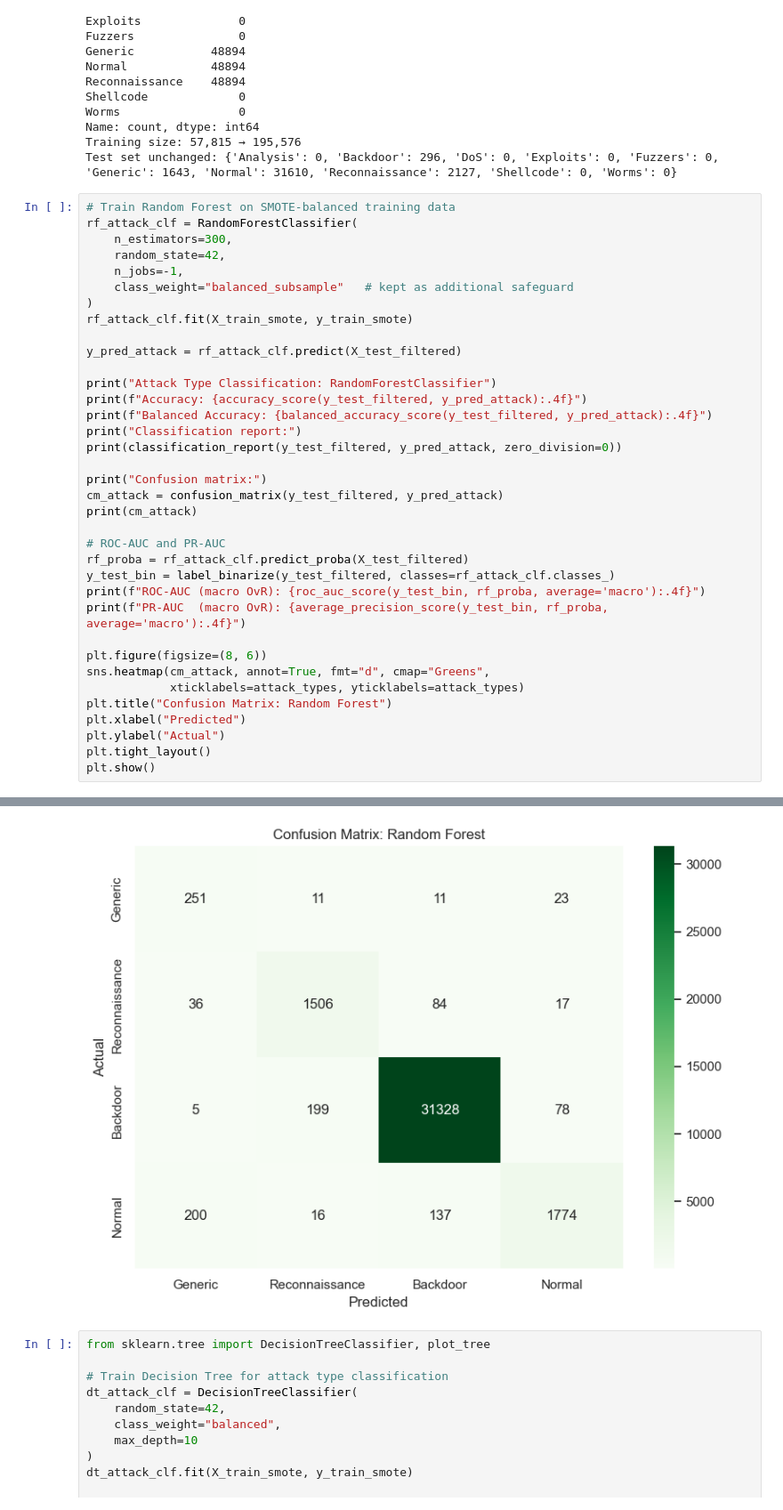
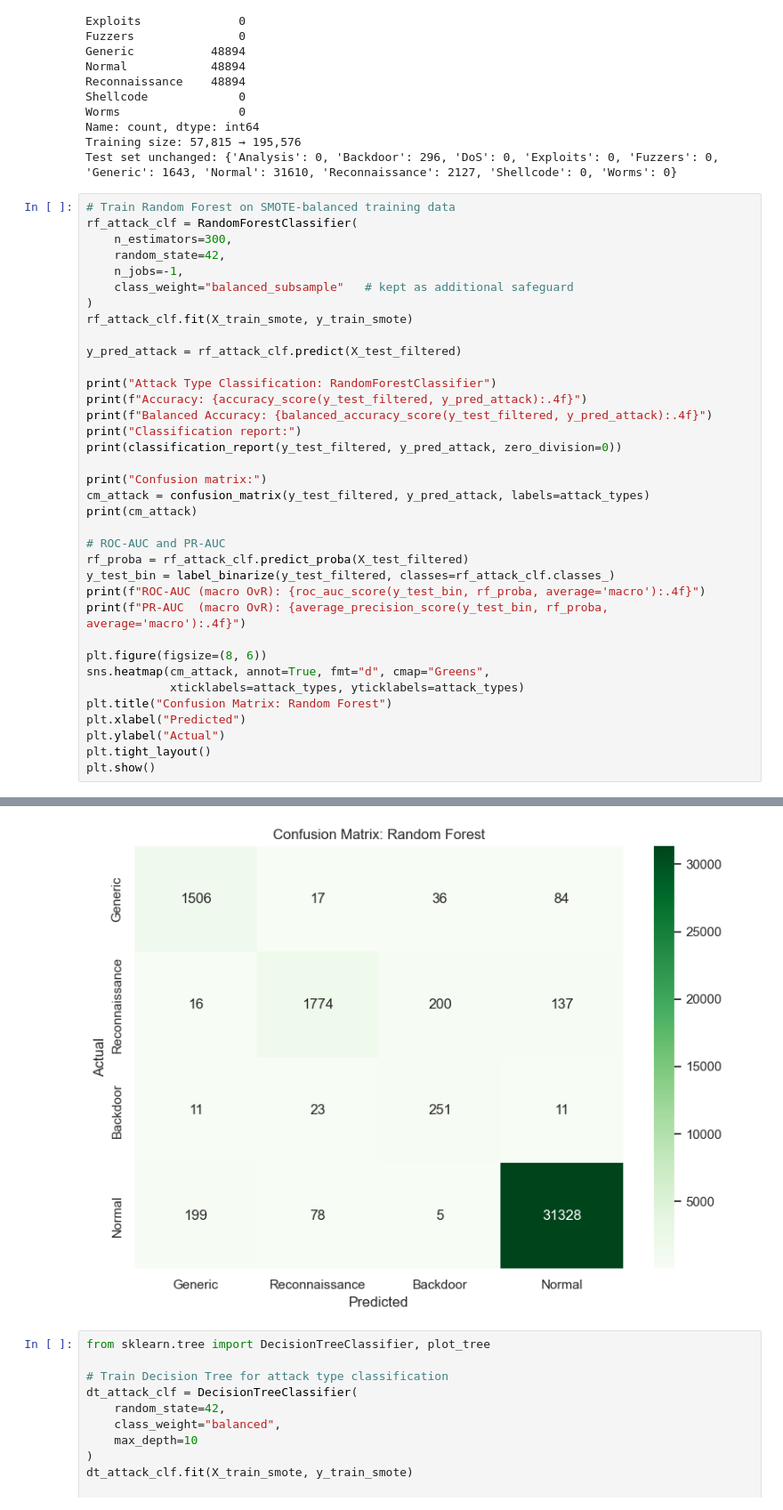
Before and after one commit to mwpersson/COMP9150-final-project, a Jupyter notebook: UNSW-NB15-EDA.ipynb, the cells around one changed output, grey strips where cells are left out. Shown at 89% size. Saved outputs shown, nothing was run; the diff lists cells and outputs as text.

Commit message:
fixing normal labels in confusion matrix for rf

```diff
--- a/UNSW-NB15-EDA.ipynb
+++ b/UNSW-NB15-EDA.ipynb
@@ -351,7 +351,7 @@ print("Classification report:")
 print(classification_report(y_test_filtered, y_pred_attack, zero_division=0))
 
 print("Confusion matrix:")
-cm_attack = confusion_matrix(y_test_filtered, y_pred_attack)
+cm_attack = confusion_matrix(y_test_filtered, y_pred_attack, labels=attack_types)
 print(cm_attack)
 
 # ROC-AUC and PR-AUC
@@ -387,6 +387,6 @@ Reconnaissance       0.94      0.83      0.88      2127
 ROC-AUC (macro OvR): 0.9917
 PR-AUC  (macro OvR): 0.8303
-[figure, old version]
+[figure, new version]
 # %%
 from sklearn.tree import DecisionTreeClassifier, plot_tree
 
```
Also changed, not shown: parts of 3 cells of this notebook.
